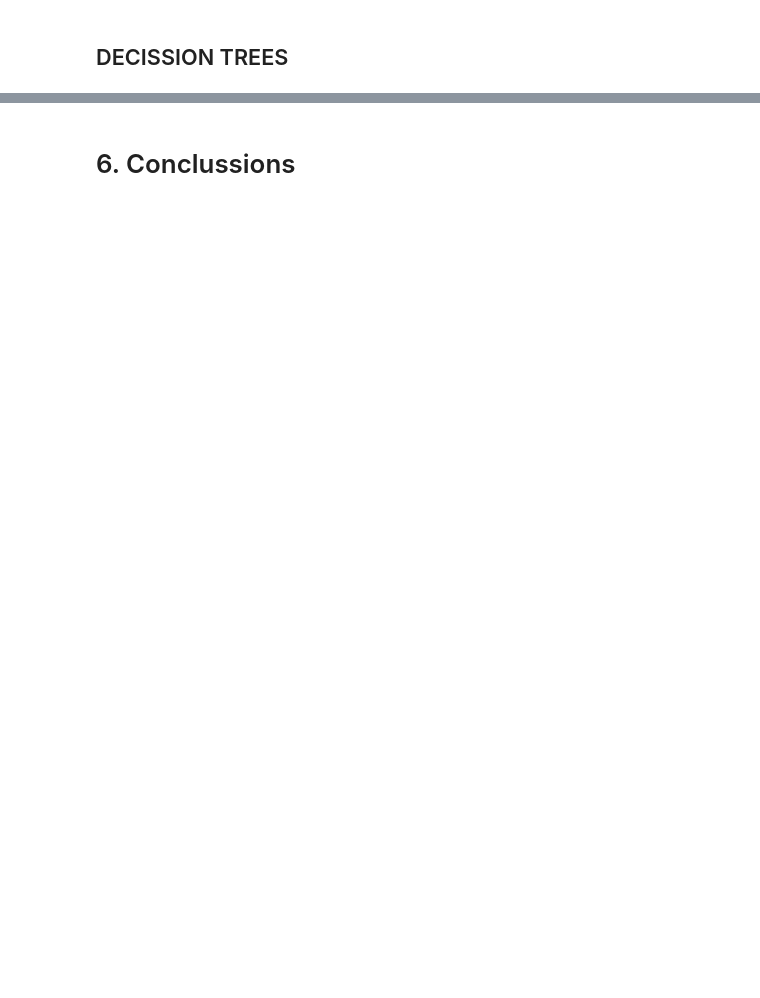
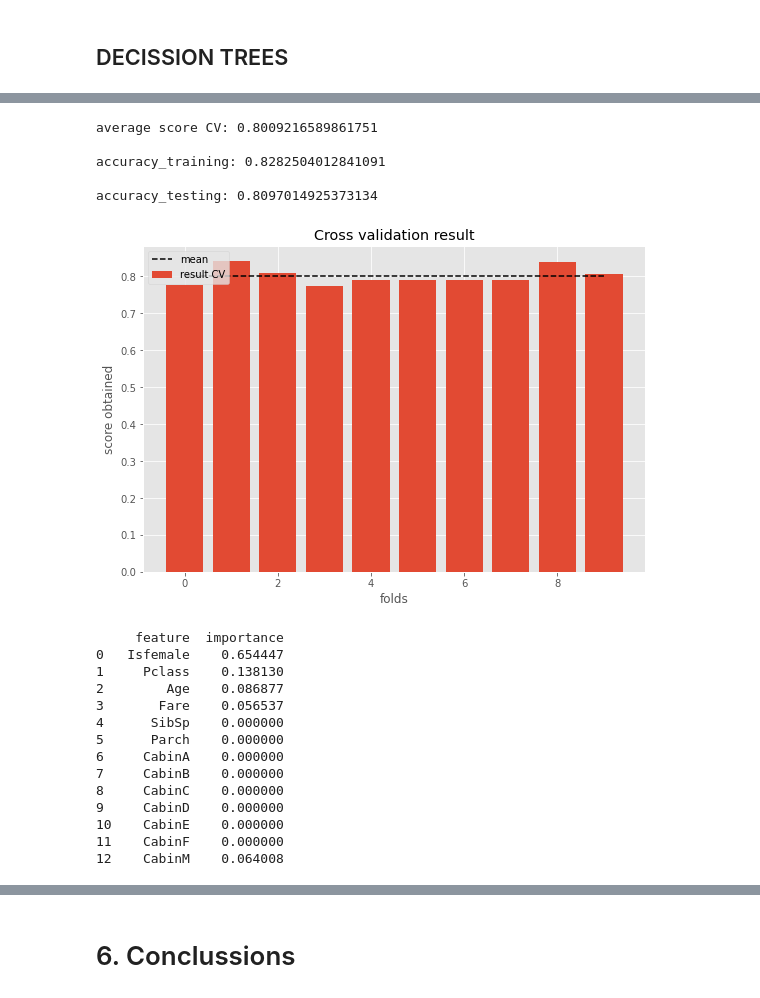
Before and after one commit to danielp2797/Titanic-Kaggle, a Jupyter notebook: notebooks/main_analysis.ipynb, the cells around one changed output, grey strips where cells are left out. Cells and saved outputs as stored; diff of their text form; code cells hidden in the pictures; blank space fills up the shorter version.

```diff
--- a/notebooks/main_analysis.ipynb
+++ b/notebooks/main_analysis.ipynb
@@ -498,0 +533,26 @@ np.mean(cross_val_score(XGB, X, y, cv=10))
+# %%
+model1_feat = ['Isfemale', 'Pclass', 'Age', 'Fare', 'SibSp', 'Parch',
+               'CabinA', 'CabinB', 'CabinC', 'CabinD', 'CabinE', 'CabinF', 'CabinM']
+# %%
+DT, features_DT = run_decission_tree(model1_feat)
+# %% [output]
+average score CV: 0.8009216589861751
+
+accuracy_training: 0.8282504012841091
+
+accuracy_testing: 0.8097014925373134
+[figure, added]
+     feature  importance
+0   Isfemale    0.654447
+1     Pclass    0.138130
+2        Age    0.086877
+3       Fare    0.056537
+4      SibSp    0.000000
+5      Parch    0.000000
+6     CabinA    0.000000
+7     CabinB    0.000000
+8     CabinC    0.000000
+9     CabinD    0.000000
+10    CabinE    0.000000
+11    CabinF    0.000000
+12    CabinM    0.064008
```
Also changed, not shown: parts of 91 cells of this notebook, 3 other files.
